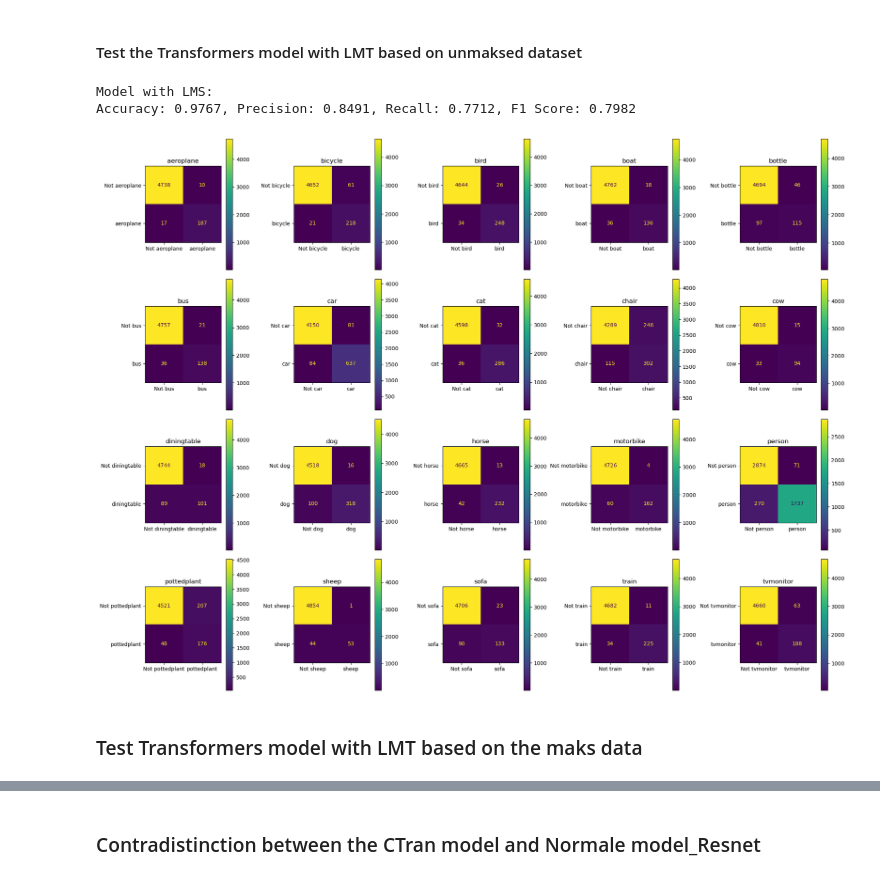
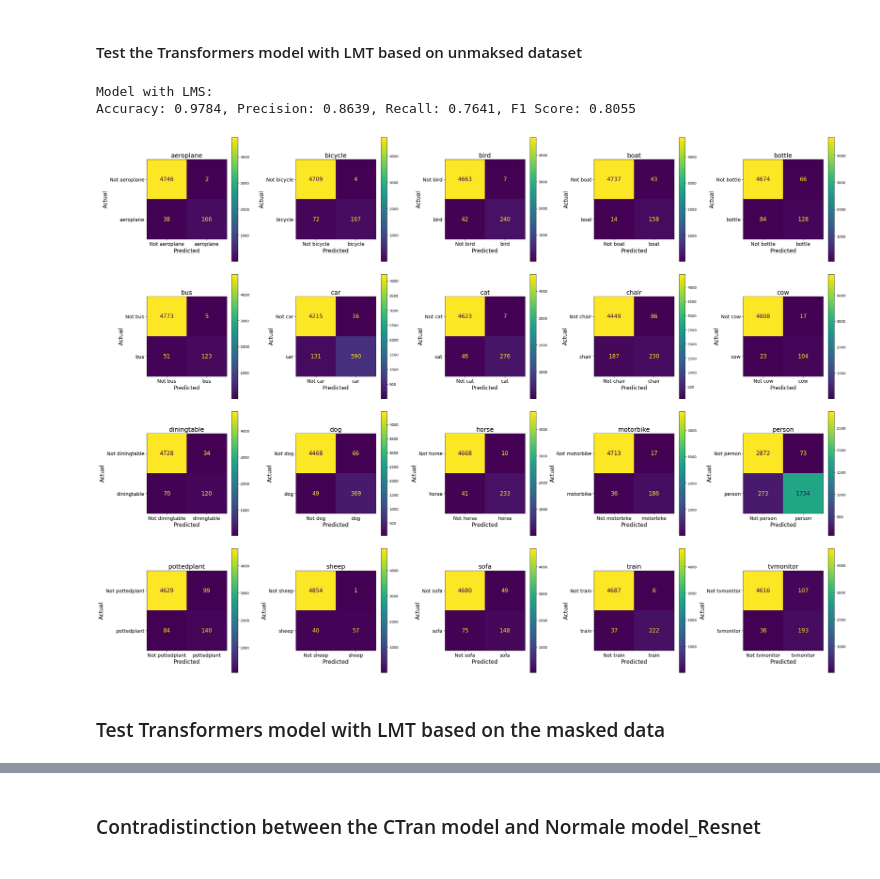
Before and after one commit to lewis777714-design/ECE-570-Purdue, a Jupyter notebook: Project_code.ipynb, the cells around one changed output, grey strips where cells are left out. Cells and saved outputs as stored; diff of their text form; code cells hidden in the pictures.

```diff
--- a/Project_code.ipynb
+++ b/Project_code.ipynb
@@ -543,16 +536,23 @@ def plot_confusion_matrix(labels, preds, class_names):
     # Calculate the confusion matrix for multi-label classification
     confusion_matrices = multilabel_confusion_matrix(labels, preds)
 
-    # Plot the confusion matrix for each label
-    fig, axes = plt.subplots(4, 5, figsize=(20, 15))
+    # Adjust figure size to make each plot even larger
+    fig, axes = plt.subplots(4, 5, figsize=(30, 22))  # Increased figure size
     axes = axes.ravel()
 
     for idx, (cm, label) in enumerate(zip(confusion_matrices, class_names)):
         disp = ConfusionMatrixDisplay(confusion_matrix=cm, display_labels=["Not " + label, label])
         disp.plot(ax=axes[idx], values_format="d")
-        disp.ax_.set_title(label)
-        disp.ax_.set_xlabel('')
-        disp.ax_.set_ylabel('')
+
+        # Increase font sizes for better readability
+        disp.ax_.set_title(label, fontsize=18)  # Increase title font size
+        disp.ax_.tick_params(axis='both', which='major', labelsize=14)  # Increase tick label font size
+        disp.ax_.set_xlabel('Predicted', fontsize=16)  # Increase x-axis label font size
+        disp.ax_.set_ylabel('Actual', fontsize=16)  # Increase y-axis label font size
+
+        # Adjust text size inside the confusion matrix cells
+        for text in disp.ax_.texts:
+            text.set_fontsize(16)  # Set font size of the text elements inside the matrix
 
     plt.tight_layout()
     plt.show()
@@ -704,19 +728,19 @@ plt.show()
 # %% [markdown]
 #### Test the Transformers model with LMT based on unmaksed dataset
 # %%
-train_dataset = Voc07Dataset(img_dir=img_dir, anno_path=train_anno_path, image_transform=transform, labels_path=labels_path, known_labels=1)
-valid_dataset = Voc07Dataset(img_dir=img_dir, anno_path=valid_anno_path, image_transform=transform, labels_path=labels_path, known_labels=1)
+# train_dataset = Voc07Dataset(img_dir=img_dir, anno_path=train_anno_path, image_transform=transform, labels_path=labels_path, known_labels=1)
+# valid_dataset = Voc07Dataset(img_dir=img_dir, anno_path=valid_anno_path, image_transform=transform, labels_path=labels_path, known_labels=1)
 test_dataset = Voc07Dataset(img_dir=img_dir, anno_path=test_anno_path, image_transform=transform, labels_path=labels_path, known_labels=20)
 
-train_loader = DataLoader(train_dataset, batch_size=8, shuffle=True)
-valid_loader = DataLoader(valid_dataset, batch_size=8, shuffle=False)
+# train_loader = DataLoader(train_dataset, batch_size=8, shuffle=True)
+# valid_loader = DataLoader(valid_dataset, batch_size=8, shuffle=False)
 test_loader = DataLoader(test_dataset, batch_size=8, shuffle=False)
 # Initialize model
 num_labels = 20
 
 # Load two models, one with masking (LMS) and one without
 model_with_lms = CTranModel(num_labels=num_labels, use_lmt=True, pos_emb=True)
-model_with_lms.load_state_dict(torch.load('best_model_with_lmt.pt'))
+model_with_lms.load_state_dict(torch.load(f'best_model_with_custom_{known_labels}.pt'))
 model_with_lms = model_with_lms.cuda()
 model_with_lms.eval()
 
@@ -742,37 +766,60 @@ def test_model_mask(model, dataloader):
 # Get predictions on the test dataset
 labels, preds_with_lms = test_model_mask(model_with_lms, test_loader)
 
 # Calculate metrics for multi-label classification
 def calculate_metrics(labels, preds):
     accuracy = (labels == preds).mean()
     precision = precision_score(labels, preds, average='macro', zero_division=0)
     recall = recall_score(labels, preds, average='macro', zero_division=0)
     f1 = f1_score(labels, preds, average='macro', zero_division=0)
     return accuracy, precision, recall, f1
 
 # Calculate and print metrics for the model with LMS
 metrics_with_lms = calculate_metrics(labels, preds_with_lms)
 
 print("Model with LMS:")
 print("Accuracy: {:.4f}, Precision: {:.4f}, Recall: {:.4f}, F1 Score: {:.4f}".format(*metrics_with_lms))
 
+def plot_confusion_matrix(labels, preds, class_names):
+    # Calculate the confusion matrix for multi-label classification
+    confusion_matrices = multilabel_confusion_matrix(labels, preds)
 
+    # Adjust figure size to make each plot even larger
+    fig, axes = plt.subplots(4, 5, figsize=(30, 22))  # Increased figure size
+    axes = axes.ravel()
+
+    for idx, (cm, label) in enumerate(zip(confusion_matrices, class_names)):
+        disp = ConfusionMatrixDisplay(confusion_matrix=cm, display_labels=["Not " + label, label])
+        disp.plot(ax=axes[idx], values_format="d")
+
+        # Increase font sizes for better readability
+        disp.ax_.set_title(label, fontsize=18)  # Increase title font size
+        disp.ax_.tick_params(axis='both', which='major', labelsize=14)  # Increase tick label font size
+        disp.ax_.set_xlabel('Predicted', fontsize=16)  # Increase x-axis label font size
+        disp.ax_.set_ylabel('Actual', fontsize=16)  # Increase y-axis label font size
+
+        # Adjust text size inside the confusion matrix cells
+        for text in disp.ax_.texts:
+            text.set_fontsize(16)  # Set font size of the text elements inside the matrix
+
+    plt.tight_layout()
+    plt.show()
 # Get the list of class names (in the same order as in the dataset)
 class_names = [
     'aeroplane', 'bicycle', 'bird', 'boat', 'bottle',
     'bus', 'car', 'cat', 'chair', 'cow',
     'diningtable', 'dog', 'horse', 'motorbike', 'person',
     'pottedplant', 'sheep', 'sofa', 'train', 'tvmonitor'
 ]
 
 # Plot the confusion matrix for the model with LMS
 plot_confusion_matrix(labels, preds_with_lms, class_names)
 # %% [output]
 Model with LMS:
-Accuracy: 0.9767, Precision: 0.8491, Recall: 0.7712, F1 Score: 0.7982
+Accuracy: 0.9784, Precision: 0.8639, Recall: 0.7641, F1 Score: 0.8055
-[figure, old version]
+[figure, new version]
 # %% [markdown]
-### Test Transformers model with LMT based on the maks data
+### Test Transformers model with LMT based on the masked data
 # %%
 # Set up dataset and data loaders
 img_dir = 'voc/voc/VOCdevkit/VOC2007/JPEGImages'
```
Also changed, not shown: parts of 10 cells of this notebook.
